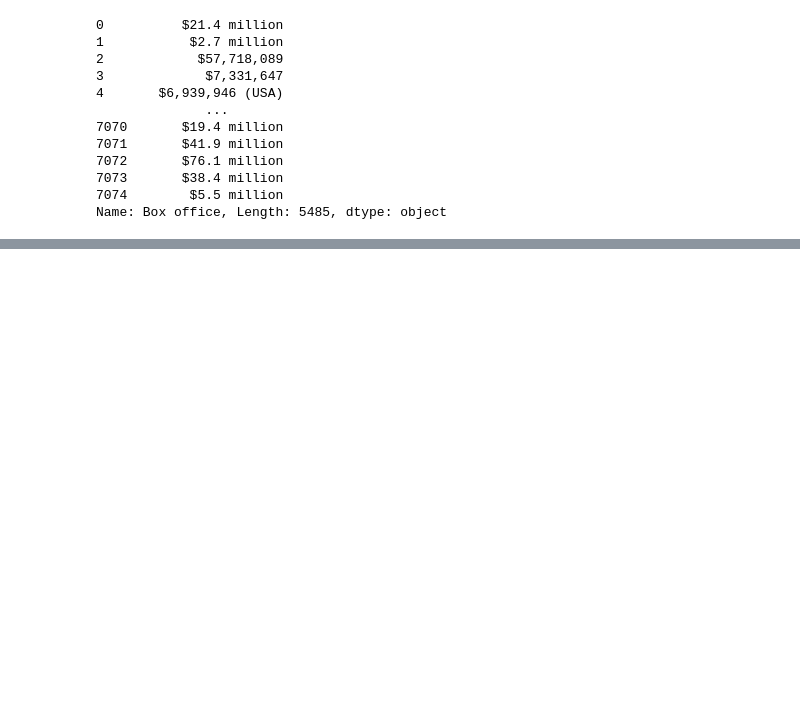
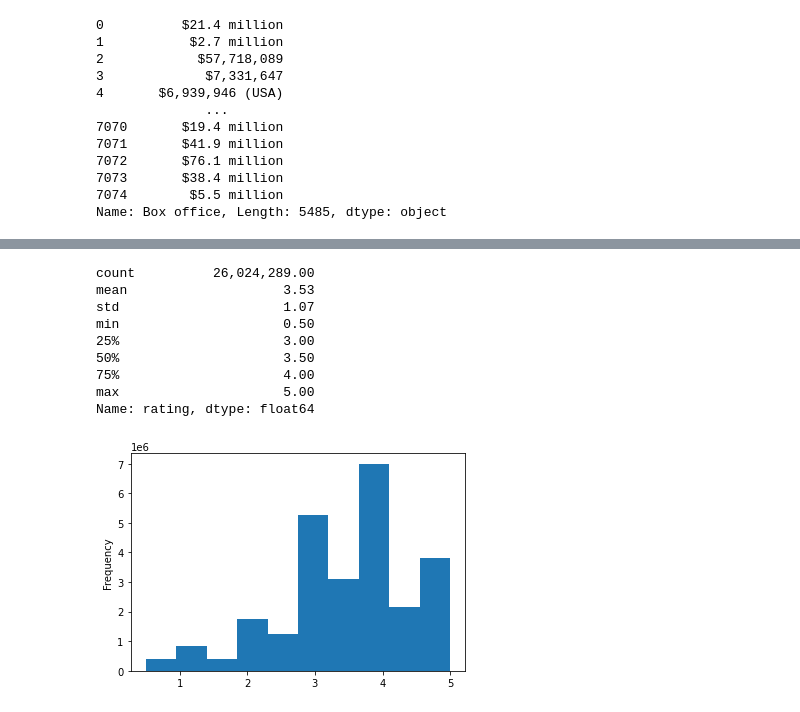
Before and after one commit to MDaily7/Movies-ETL, a Jupyter notebook: Data_import_explore.ipynb, the cells around one changed output, grey strips where cells are left out. Cells and saved outputs as stored; diff of their text form; code cells hidden in the pictures; blank space fills up the shorter version.

```diff
--- a/Data_import_explore.ipynb
+++ b/Data_import_explore.ipynb
@@ -483,0 +853,19 @@ box_office = box_office.str.replace(r'\$.*[-—–](?!a-z)', '$', regex=True)
+# %%
+#convert the timestamp to datetime
+ratings_df['timestamp'] = pd.to_datetime(ratings_df['timestamp'], unit='s')
+# %%
+#create a histogram and describe the ratings['rating'] to determine if there are any glaring errors
+pd.options.display.float_format = '{:20,.2f}'.format
+ratings_df['rating'].plot(kind='hist')
+ratings_df['rating'].describe()
+# %% [output]
+count          26,024,289.00
+mean                    3.53
+std                     1.07
+min                     0.50
+25%                     3.00
+50%                     3.50
+75%                     4.00
+max                     5.00
+Name: rating, dtype: float64
+[figure, added]
```
Also changed, not shown: parts of 48 cells of this notebook.
